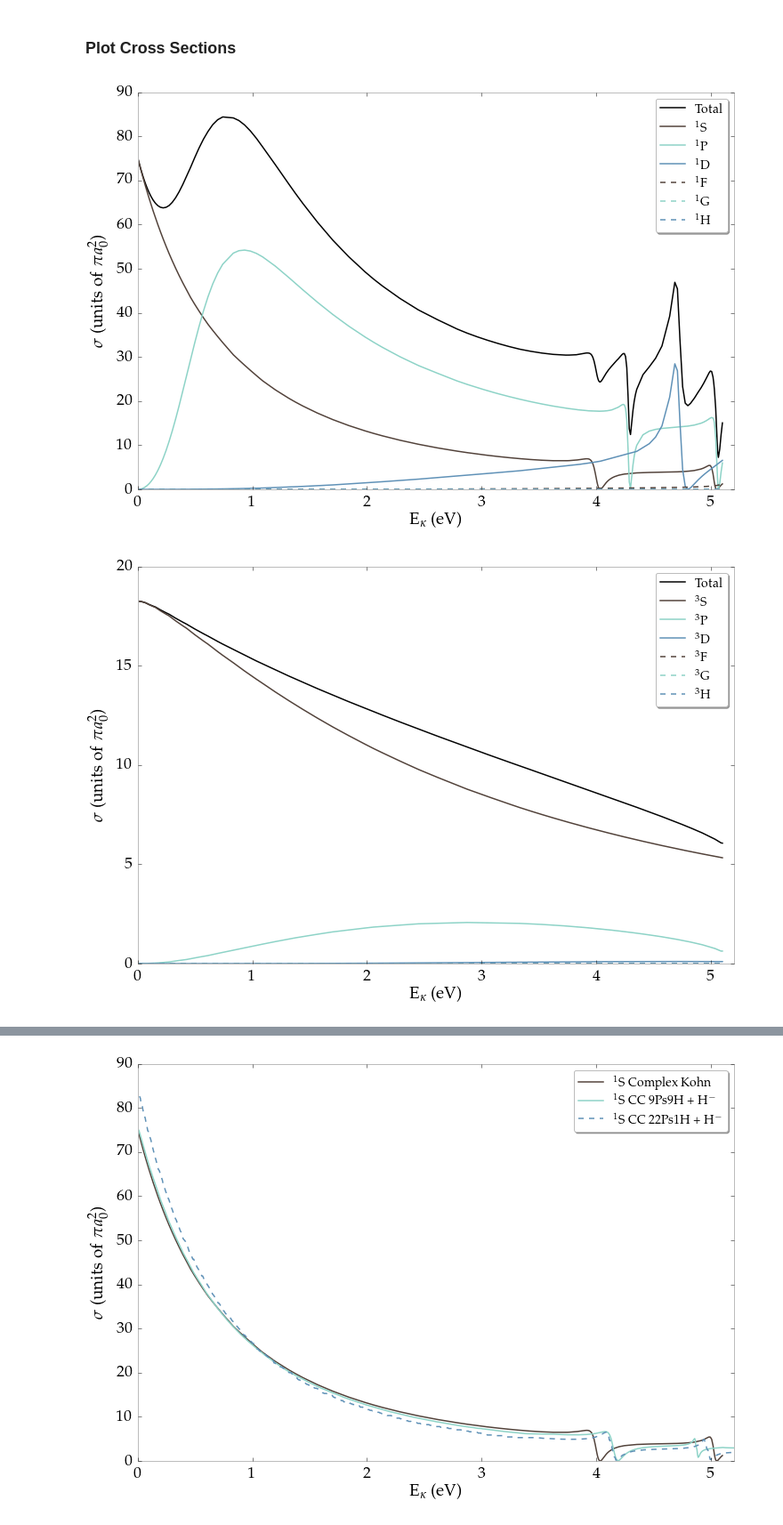
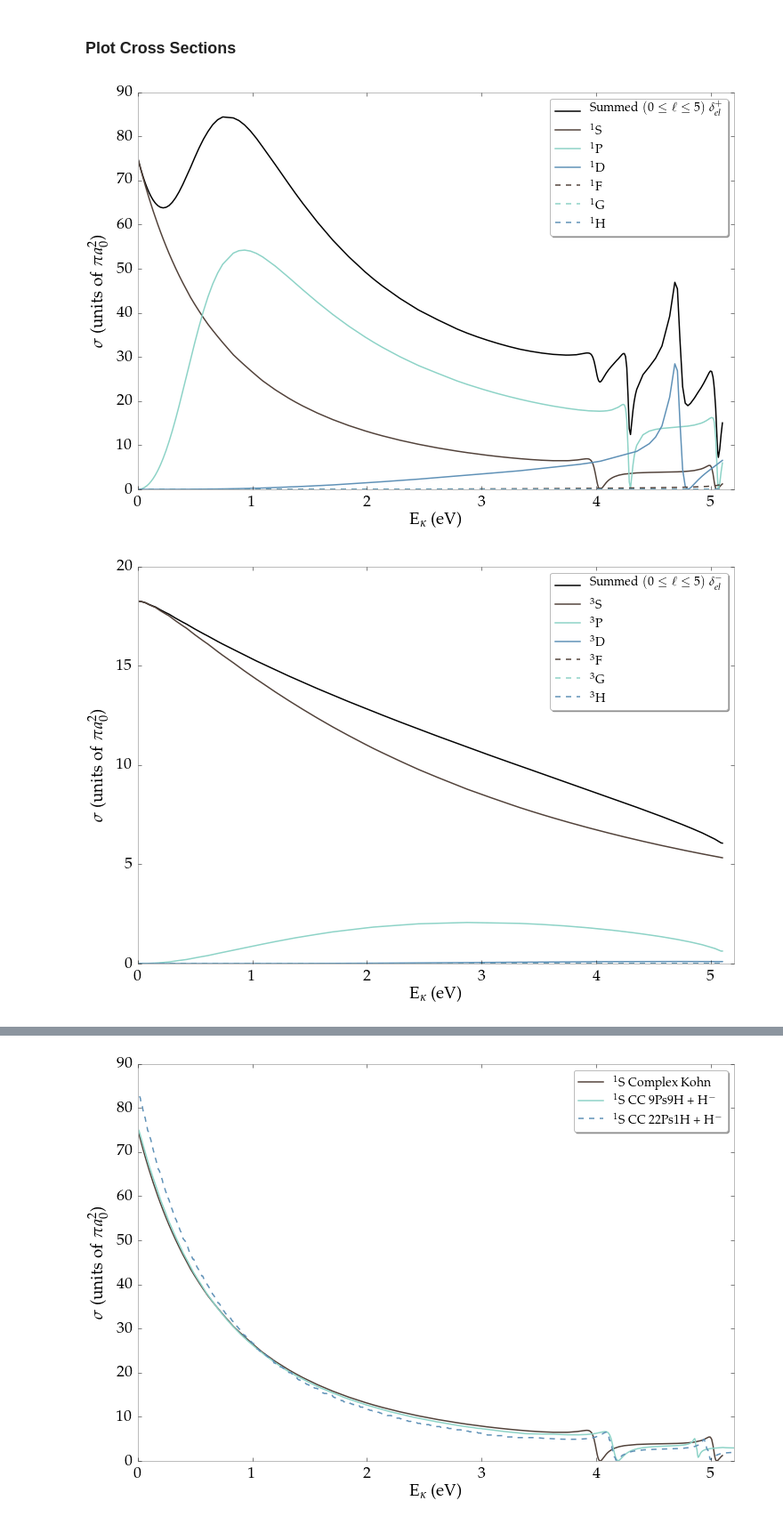
Before and after one commit to DentonW/Papers, a Jupyter notebook: Dissertation/IPython/Dissertation.ipynb, the cells around one changed output, grey strips where cells are left out. Shown at 89% size. Drawn from its saved outputs; the diff is of its cells as text; code cells hidden in the pictures.

```diff
--- a/Dissertation/IPython/Dissertation.ipynb
+++ b/Dissertation/IPython/Dissertation.ipynb
@@ -1063,7 +1062,7 @@ datanptc = np.transpose(datanpc)
 ### Plot Cross Sections
 # %%
 colors = ('#52423A', "#8dd3c7", '#5F91B7')
-pyplot.plot(df['E'], 4*df['Cross1'], marker='.', markersize=0.01, label='Total', color='black')
+pyplot.plot(df['E'], 4*df['Cross1'], marker='.', markersize=0.01, label=r'Summed $(0 \leq \ell \leq 5)$ $\delta_{el}^+$', color='black')
 #df.plot(x='E', y='Cross1S', marker='.', markersize=0.01, label=r'$^1$S', color=colors[0])
 #df.plot(x='E', y='Cross1P', marker='.', markersize=0.01, label=r'$^1$P', color=colors[1])
 #df.plot(x='E', y='Cross1D', marker='.', markersize=0.01, label=r'$^1$D', color=colors[2])
@@ -1083,30 +1082,30 @@ pyplot.xlim([0,5.2])
 pyplot.savefig("singlet-cross-sections.pdf", bbox_inches='tight')
 pyplot.show()
 # %% [output]
-[figure, old version]
+[figure, new version]
 # %%
 colors = ('#52423A', "#8dd3c7", '#5F91B7')
-pyplot.plot(df['E'], 4/3.0*df['Cross3'], marker='.', markersize=0.01, label='Total', color='black')
+pyplot.plot(df['E'], 4/3.0*df['Cross3'], marker='.', markersize=0.01, label=r'Summed $(0 \leq \ell \leq 5)$ $\delta_{el}^-$', color='black')
 #df.plot(x='E', y='Cross3S', marker='.', markersize=0.01, label=r'$^3$S', color=colors[0])
 #df.plot(x='E', y='Cross3P', marker='.', markersize=0.01, label=r'$^3$P', color=colors[1])
 #df.plot(x='E', y='Cross3D', marker='.', markersize=0.01, label=r'$^3$D', color=colors[2])
 #df.plot(x='E', y='Cross3F', marker='.', markersize=0.01, label=r'$^3$F', color=colors[0], ls='dashed')
 #df.plot(x='E', y='Cross3G', marker='.', markersize=0.01, label=r'$^3$G', color=colors[1], ls='dashed')
 #df.plot(x='E', y='Cross3H', marker='.', markersize=0.01, label=r'$^3$H', color=colors[2], ls='dashed')
 pyplot.plot(df['E'], df['Cross3S'], marker='.', markersize=0.01, label=r'$^3$S', color=colors[0])
 pyplot.plot(df['E'], df['Cross3P'], marker='.', markersize=0.01, label=r'$^3$P', color=colors[1])
 pyplot.plot(df['E'], df['Cross3D'], marker='.', markersize=0.01, label=r'$^3$D', color=colors[2])
 pyplot.plot(df['E'], df['Cross3F'], marker='.', markersize=0.01, label=r'$^3$F', color=colors[0], ls='dashed')
 pyplot.plot(df['E'], df['Cross3G'], marker='.', markersize=0.01, label=r'$^3$G', color=colors[1], ls='dashed')
 pyplot.plot(df['E'], df['Cross3H'], marker='.', markersize=0.01, label=r'$^3$H', color=colors[2], ls='dashed')
 pyplot.legend(loc='upper right', shadow=True)
 pyplot.xlabel(r"${\rm{E}}_{\kappa}$ (eV)")
 pyplot.ylabel(r"$\sigma$ (units of $\pi a_0^2$)")
 pyplot.xlim([0,5.2])
 pyplot.savefig("triplet-cross-sections.pdf", bbox_inches='tight')
 pyplot.show()
 # %% [output]
-[figure, old version]
+[figure, new version]
 # %%
 #df.plot(x='E', y='Cross1', marker='.', markersize=0.01, label='Spin-Weighted Singlet Complex Kohn', color=singletcolor)
 #df.plot(x='E', y='Cross3', marker='.', markersize=0.01, label='Spin-Weighted Triplet Complex Kohn', color=tripletcolor)
```
Also changed, not shown: parts of 18 cells of this notebook, 17 other files.
